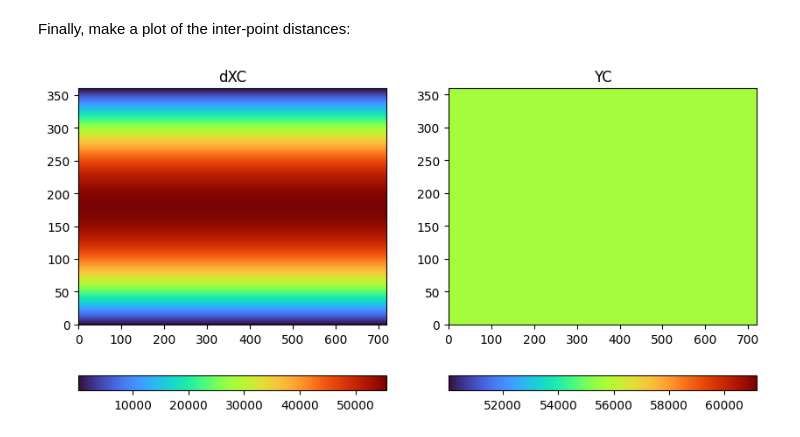
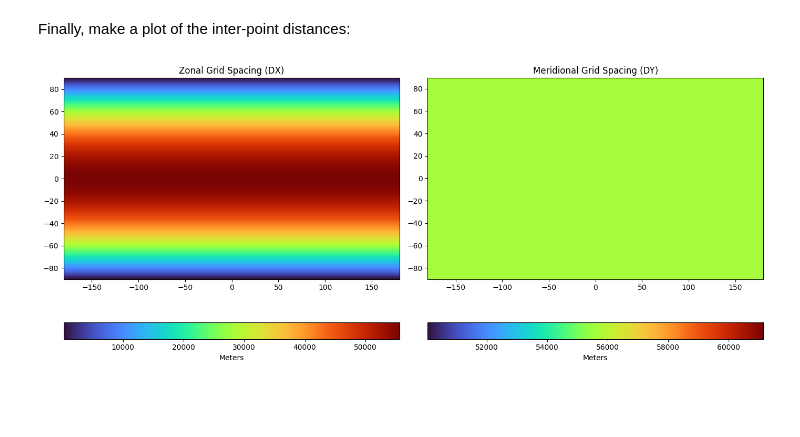
Before and after one commit to jonathan-manzano/cs185c-fall2024, a Jupyter notebook: project/notebooks/nb01_model_grid.ipynb, the cells around one changed output. Saved outputs shown, nothing was run; the diff lists cells and outputs as text; code cells hidden in the pictures; blank space fills up the shorter version.

```diff
--- a/project/notebooks/nb01_model_grid.ipynb
+++ b/project/notebooks/nb01_model_grid.ipynb
@@ -95,35 +222,25 @@ def great_circle_distance(lon_ref, lat_ref, lon, lat):
 # %% [markdown]
 Then, loop through the points to generate inter-point distances in the horizontal (`dXC`) and vertical (`dYC`) directions:
 # %%
-D_XC = np.zeros((np.shape(XC_MG)[0], np.shape(XC_MG)[1] - 1))
-for row in range(np.shape(XC_MG)[0]):
-    for col in range(np.shape(XC_MG)[1] - 1):
-        D_XC[row, col] = great_circle_distance(
-            XC_MG[row, col], YC_MG[row, col], XC_MG[row, col + 1], YC_MG[row, col + 1]
-        )
+D_XC = great_circle_distance(xc_mg[:, :-1], yc_mg[:, :-1], xc_mg[:, 1:], yc_mg[:, 1:])
 
-D_YC = np.zeros((np.shape(YC_MG)[0] - 1, np.shape(YC_MG)[1]))
-for row in range(np.shape(XC_MG)[0] - 1):
-    for col in range(np.shape(XC_MG)[1]):
-        D_YC[row, col] = great_circle_distance(
-            XC_MG[row, col], YC_MG[row, col], XC_MG[row + 1, col], YC_MG[row + 1, col]
-        )
+D_YC = great_circle_distance(xc_mg[:-1, :], yc_mg[:-1, :], xc_mg[1:, :], yc_mg[1:, :])
 # %% [markdown]
 Finally, make a plot of the inter-point distances:
-# %%
-# make a plot of XC and YC
-plt.figure(figsize=(10, 5))
-
-plt.subplot(1, 2, 1)
-C = plt.pcolormesh(D_XC, cmap="turbo")
-plt.colorbar(C, orientation="horizontal")
-plt.title("dXC")
-
-plt.subplot(1, 2, 2)
-C = plt.pcolormesh(D_YC.round(3), cmap="turbo")
-plt.colorbar(C, orientation="horizontal")
-plt.title("YC")
-
-plt.show()
-# %% [output]
-[figure, removed]
+# %%
+plt.figure(figsize=(14, 6))
+
+plt.subplot(1, 2, 1)
+C1 = plt.pcolormesh(xc_mg[:, :-1], yc_mg[:, :-1], D_XC, cmap="turbo")
+plt.colorbar(C1, orientation="horizontal", label="Meters")
+plt.title("Zonal Grid Spacing (DX)")
+
+plt.subplot(1, 2, 2)
+C2 = plt.pcolormesh(xc_mg[:-1, :], yc_mg[:-1, :], D_YC.round(3), cmap="turbo")
+plt.colorbar(C2, orientation="horizontal", label="Meters")
+plt.title("Meridional Grid Spacing (DY)")
+
+plt.tight_layout()
+plt.show()
+# %% [output]
+[figure, added]
```
Also changed, not shown: parts of 7 cells of this notebook.
